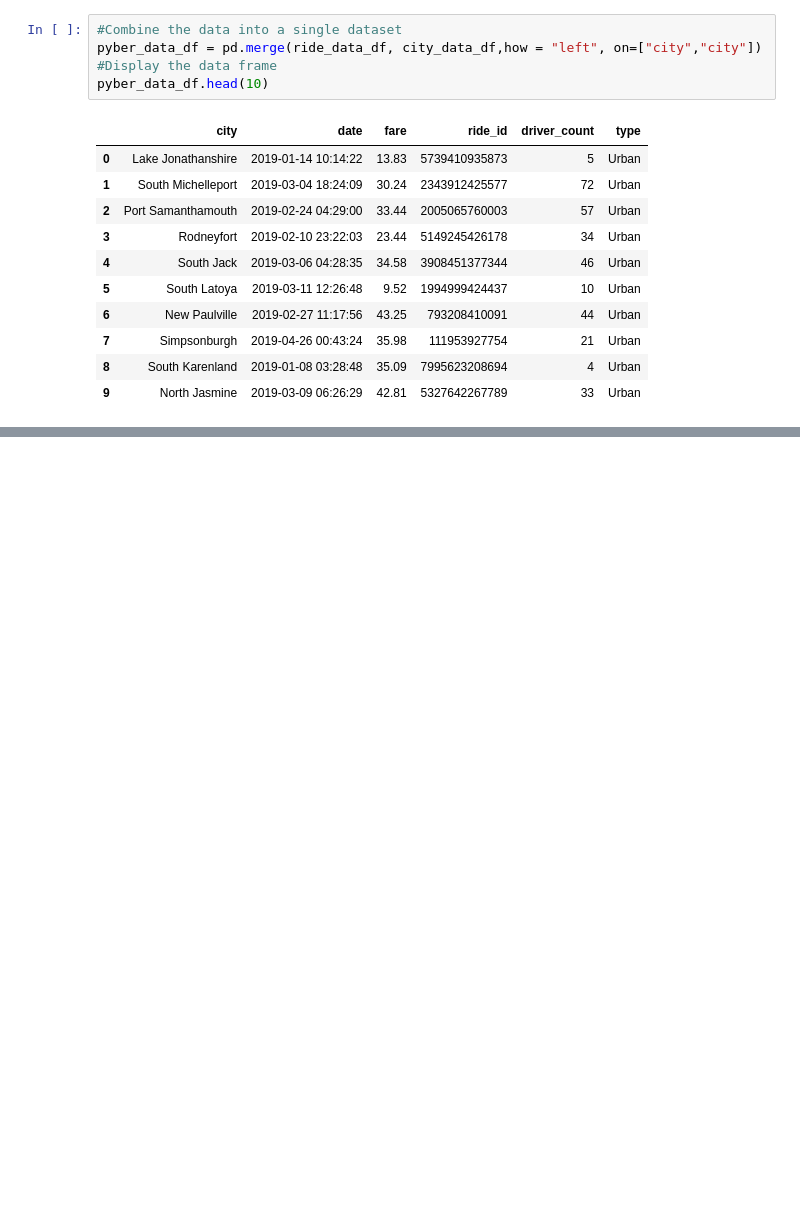
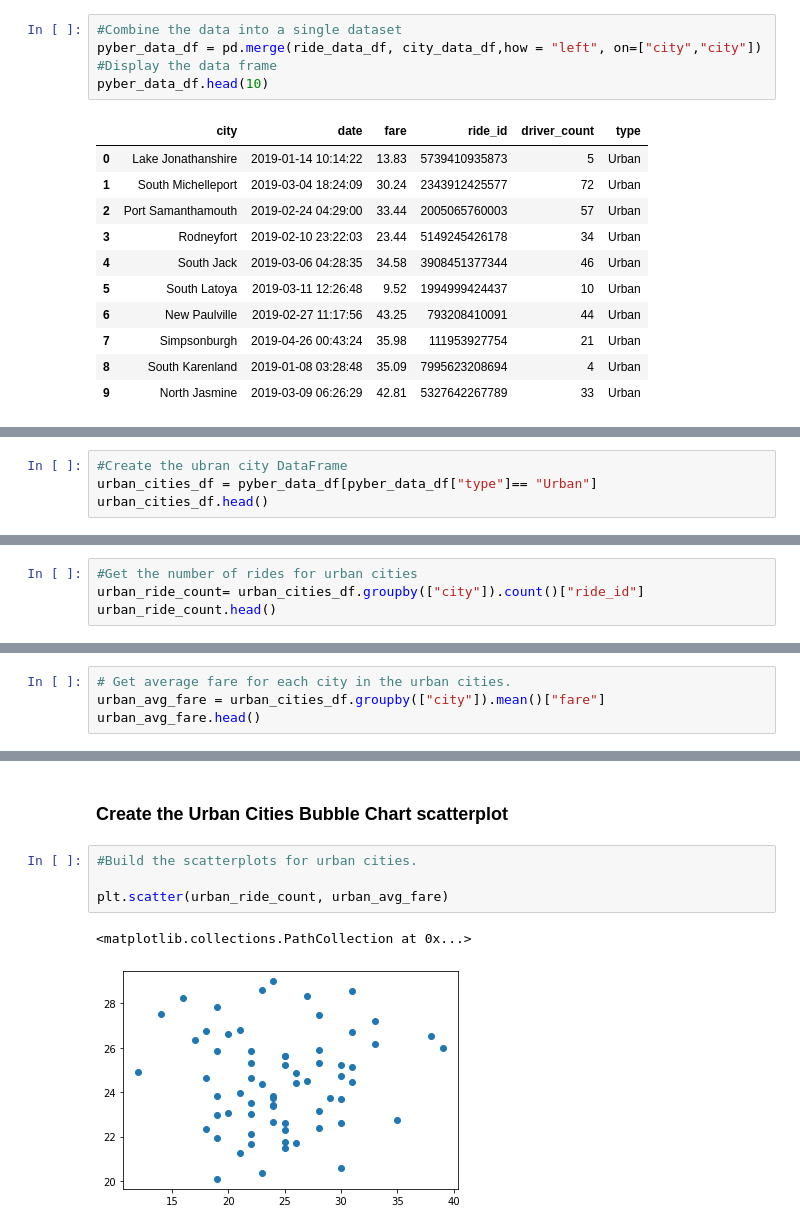
Before and after one commit to Quixck23/PyBer_Analysis, a Jupyter notebook: PyBer.ipynb, the cells around one changed output, grey strips where cells are left out. Cells and saved outputs as stored; diff of their text form; blank space fills up the shorter version.

```diff
--- a/PyBer.ipynb
+++ b/PyBer.ipynb
@@ -141,0 +144,4 @@ pyber_data_df.head(10)
+# %%
+#Create the ubran city DataFrame
+urban_cities_df = pyber_data_df[pyber_data_df["type"]== "Urban"]
+urban_cities_df.head()
@@ -141,0 +179,4 @@ pyber_data_df.head(10)
+# %%
+#Get the number of rides for urban cities
+urban_ride_count= urban_cities_df.groupby(["city"]).count()["ride_id"]
+urban_ride_count.head()
@@ -141,0 +217,4 @@ pyber_data_df.head(10)
+# %%
+# Get average fare for each city in the urban cities.
+urban_avg_fare = urban_cities_df.groupby(["city"]).mean()["fare"]
+urban_avg_fare.head()
@@ -141,0 +291,9 @@ pyber_data_df.head(10)
+# %% [markdown]
+### Create the Urban Cities Bubble Chart scatterplot
+# %%
+#Build the scatterplots for urban cities.
+
+plt.scatter(urban_ride_count, urban_avg_fare)
+# %% [output]
+<matplotlib.collections.PathCollection at 0x...>
+[figure, added]
```
Also changed, not shown: parts of 28 cells of this notebook, 1 other file.
